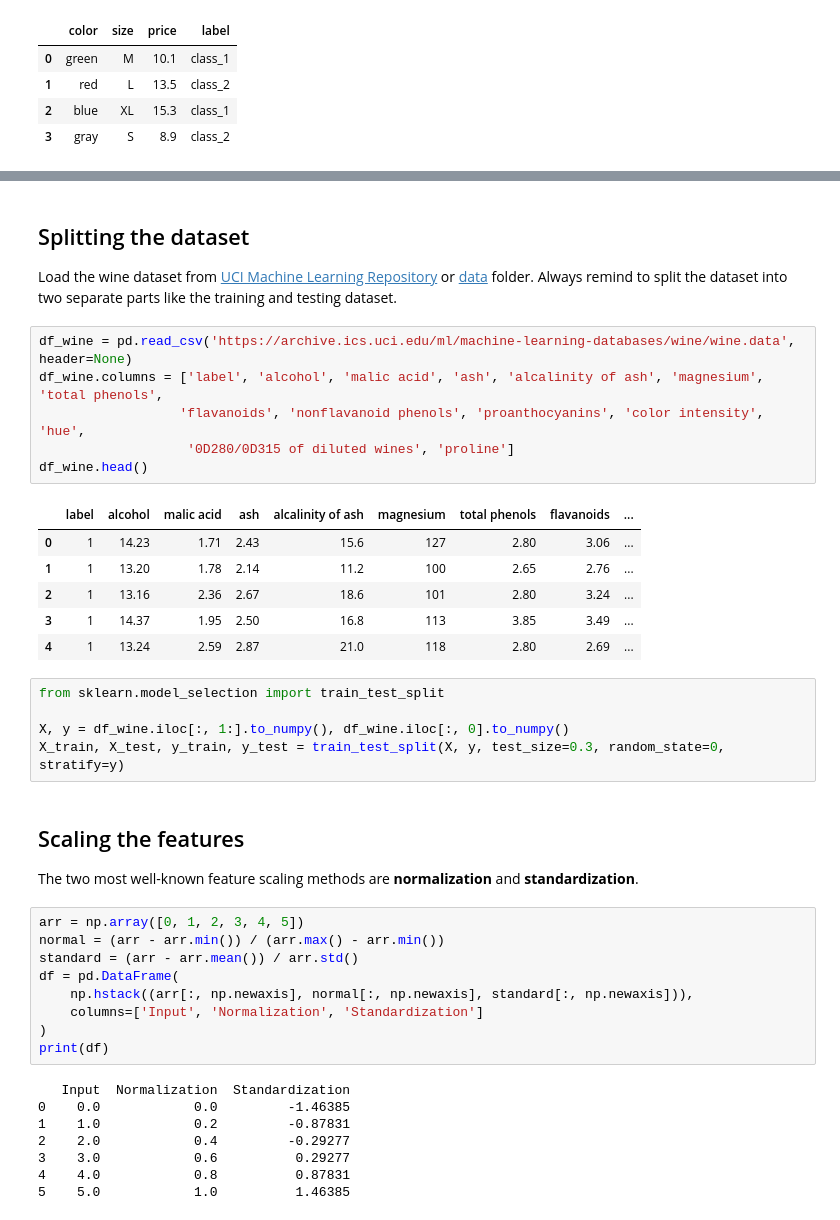
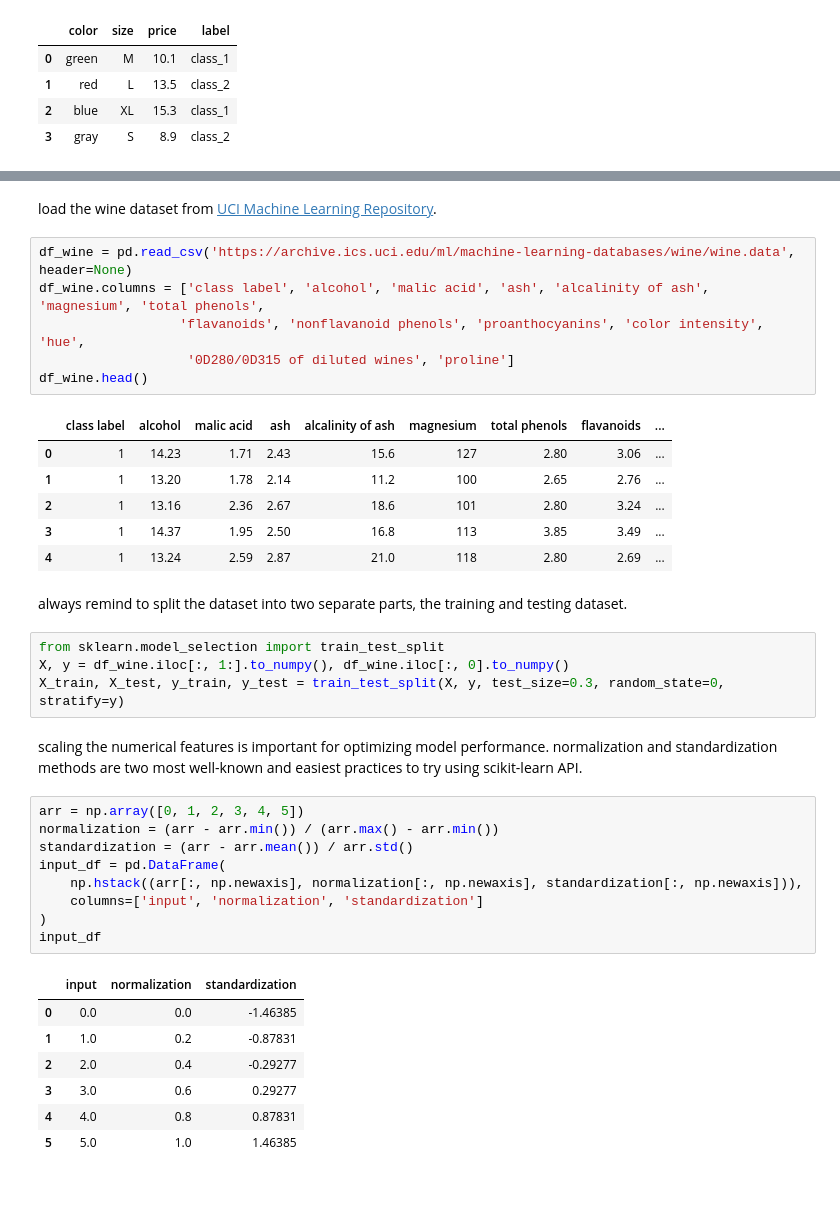
Before and after one commit to hanjihun2000/machine-learning, a Jupyter notebook: guide/data-preprocessing.ipynb, the cells around one changed output, grey strips where cells are left out. Cells and saved outputs as stored; diff of their text form; blank space fills up the shorter version.

```diff
--- a/guide/data-preprocessing.ipynb
+++ b/guide/data-preprocessing.ipynb
@@ -137,44 +133,41 @@ pd.get_dummies(cate_df, drop_first=True)
 # %% [markdown]
-## Splitting the dataset
-
-Load the wine dataset from [UCI Machine Learning Repository](https://archive.ics.uci.edu/ml/machine-learning-databases/wine/wine.data) or [data](./data/) folder. Always remind to split the dataset into two separate parts like the training and testing dataset.
+load the wine dataset from [UCI Machine Learning Repository](https://archive.ics.uci.edu/ml/machine-learning-databases/wine/wine.data).
 # %%
 df_wine = pd.read_csv('https://archive.ics.uci.edu/ml/machine-learning-databases/wine/wine.data', header=None)
-df_wine.columns = ['label', 'alcohol', 'malic acid', 'ash', 'alcalinity of ash', 'magnesium', 'total phenols',
+df_wine.columns = ['class label', 'alcohol', 'malic acid', 'ash', 'alcalinity of ash', 'magnesium', 'total phenols',
                   'flavanoids', 'nonflavanoid phenols', 'proanthocyanins', 'color intensity', 'hue',
                    '0D280/0D315 of diluted wines', 'proline']
 df_wine.head()
 # %% [output]
-|  | label | alcohol | malic acid | ash | alcalinity of ash | magnesium | total phenols | flavanoids | ... |
+|  | class label | alcohol | malic acid | ash | alcalinity of ash | magnesium | total phenols | flavanoids | ... |
 | 0 | 1 | 14.23 | 1.71 | 2.43 | 15.6 | 127 | 2.80 | 3.06 | ... |
 | 1 | 1 | 13.20 | 1.78 | 2.14 | 11.2 | 100 | 2.65 | 2.76 | ... |
 | 2 | 1 | 13.16 | 2.36 | 2.67 | 18.6 | 101 | 2.80 | 3.24 | ... |
 | 3 | 1 | 14.37 | 1.95 | 2.50 | 16.8 | 113 | 3.85 | 3.49 | ... |
 | 4 | 1 | 13.24 | 2.59 | 2.87 | 21.0 | 118 | 2.80 | 2.69 | ... |
+# %% [markdown]
+always remind to split the dataset into two separate parts, the training and testing dataset.
 # %%
 from sklearn.model_selection import train_test_split
-
 X, y = df_wine.iloc[:, 1:].to_numpy(), df_wine.iloc[:, 0].to_numpy()
 X_train, X_test, y_train, y_test = train_test_split(X, y, test_size=0.3, random_state=0, stratify=y)
 # %% [markdown]
-## Scaling the features
-
-The two most well-known feature scaling methods are **normalization** and **standardization**.
+scaling the numerical features is important for optimizing model performance. normalization and standardization methods are two most well-known and easiest practices to try using scikit-learn API.
 # %%
 arr = np.array([0, 1, 2, 3, 4, 5])
-normal = (arr - arr.min()) / (arr.max() - arr.min())
-standard = (arr - arr.mean()) / arr.std()
-df = pd.DataFrame(
-    np.hstack((arr[:, np.newaxis], normal[:, np.newaxis], standard[:, np.newaxis])),
-    columns=['Input', 'Normalization', 'Standardization']
+normalization = (arr - arr.min()) / (arr.max() - arr.min())
+standardization = (arr - arr.mean()) / arr.std()
+input_df = pd.DataFrame(
+    np.hstack((arr[:, np.newaxis], normalization[:, np.newaxis], standardization[:, np.newaxis])),
+    columns=['input', 'normalization', 'standardization']
 )
-print(df)
+input_df
 # %% [output]
-   Input  Normalization  Standardization
-0    0.0            0.0         -1.46385
-1    1.0            0.2         -0.87831
-2    2.0            0.4         -0.29277
-3    3.0            0.6          0.29277
-4    4.0            0.8          0.87831
-5    5.0            1.0          1.46385
+|  | input | normalization | standardization |
+| 0 | 0.0 | 0.0 | -1.46385 |
+| 1 | 1.0 | 0.2 | -0.87831 |
+| 2 | 2.0 | 0.4 | -0.29277 |
+| 3 | 3.0 | 0.6 | 0.29277 |
+| 4 | 4.0 | 0.8 | 0.87831 |
+| 5 | 5.0 | 1.0 | 1.46385 |
 # %% [markdown]
```
Also changed, not shown: parts of 29 cells of this notebook.
